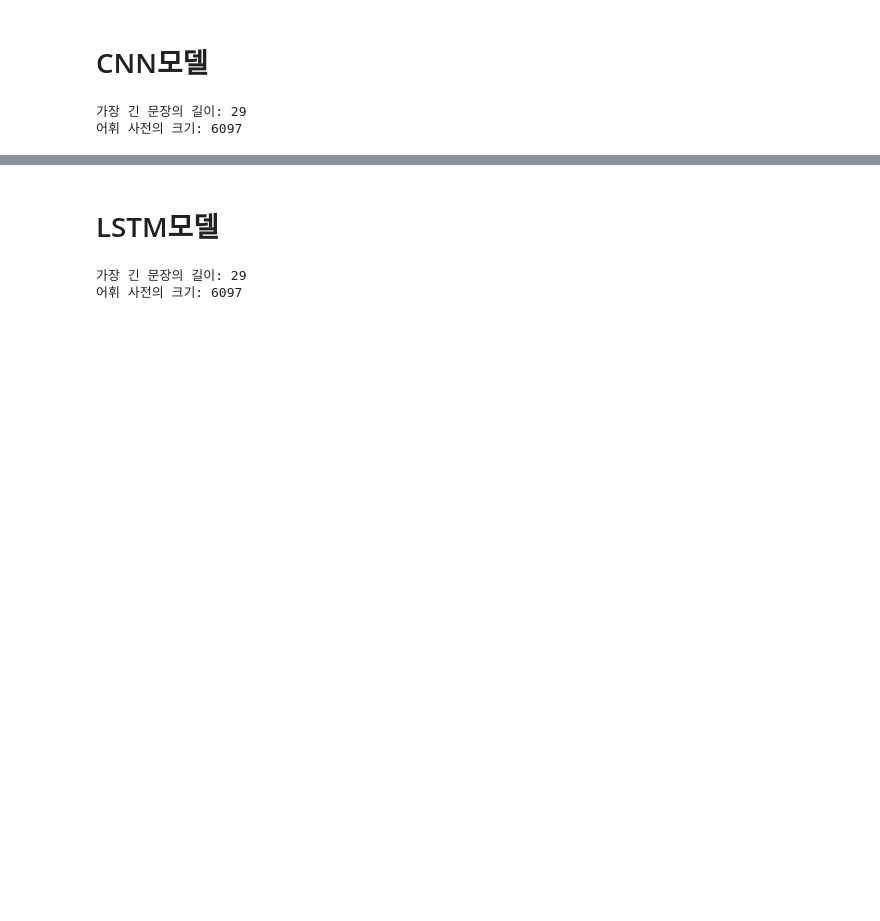
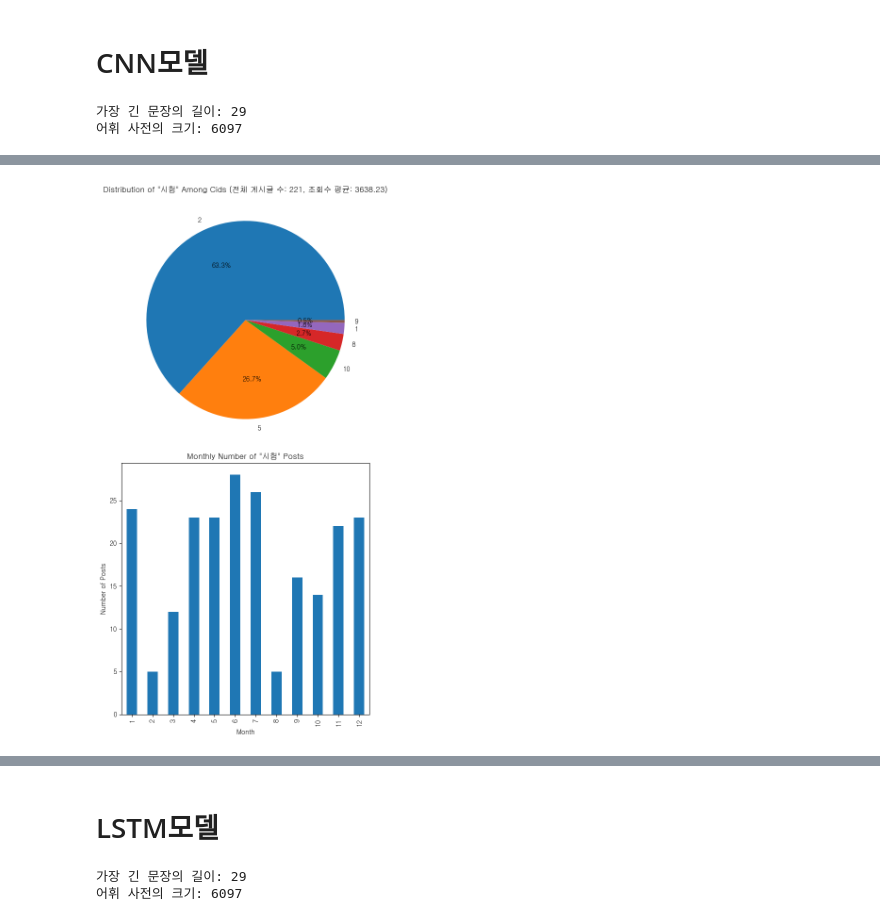
Before and after one commit to JangWooJin1/DataAnalysisProject, a Jupyter notebook: 모델링/title 분류/CNN,LSTM모델로_title_분류(수정).ipynb, the cells around one changed output, grey strips where cells are left out. Saved outputs shown, nothing was run; the diff lists cells and outputs as text; code cells hidden in the pictures; blank space fills up the shorter version.

```diff
--- a/모델링/title 분류/CNN,LSTM모델로_title_분류(수정).ipynb
+++ b/모델링/title 분류/CNN,LSTM모델로_title_분류(수정).ipynb
@@ -120,5 +182,4 @@ Epoch 7/10
 # %%
-# 새로운 입력 데이터 예측
 new_text = input("새로운 문장을 입력하세요: ")
 preprocessed_new_text = preprocess_text(new_text)
 sequence = tokenizer.texts_to_sequences([preprocessed_new_text])
@@ -129,4 +190,7 @@ predicted_label = label_encoder.inverse_transform([prediction.argmax()])[0]
 # 예측 결과 출력
 print(f"입력 문장: {new_text}")
 print(f"예측된 레이블: {predicted_label}")
+
+# 해당 레이블의 분포를 그래프로 표시
+plot_class_distribution(df, predicted_label)
 # %% [output]
@@ -135,5 +198,6 @@ print(f"예측된 레이블: {predicted_label}")
 입력 문장: 6월 7일 모의토익 고사장 및 성적 확인 방법 안내
 예측된 레이블: 시험
+[figure, added]
 # %%
 y_prob = model.predict(X_test, verbose=0)
 y_pred = y_prob.argmax(axis=-1)
```
Also changed, not shown: parts of 10 cells of this notebook.
